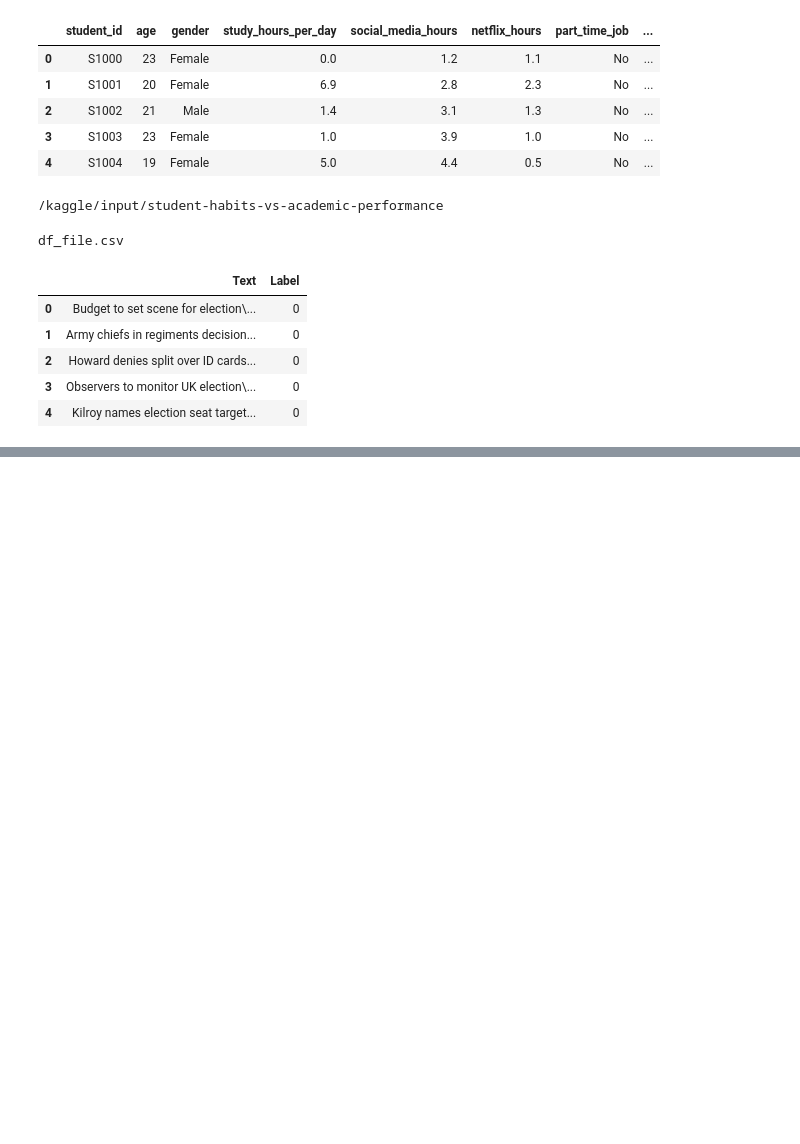
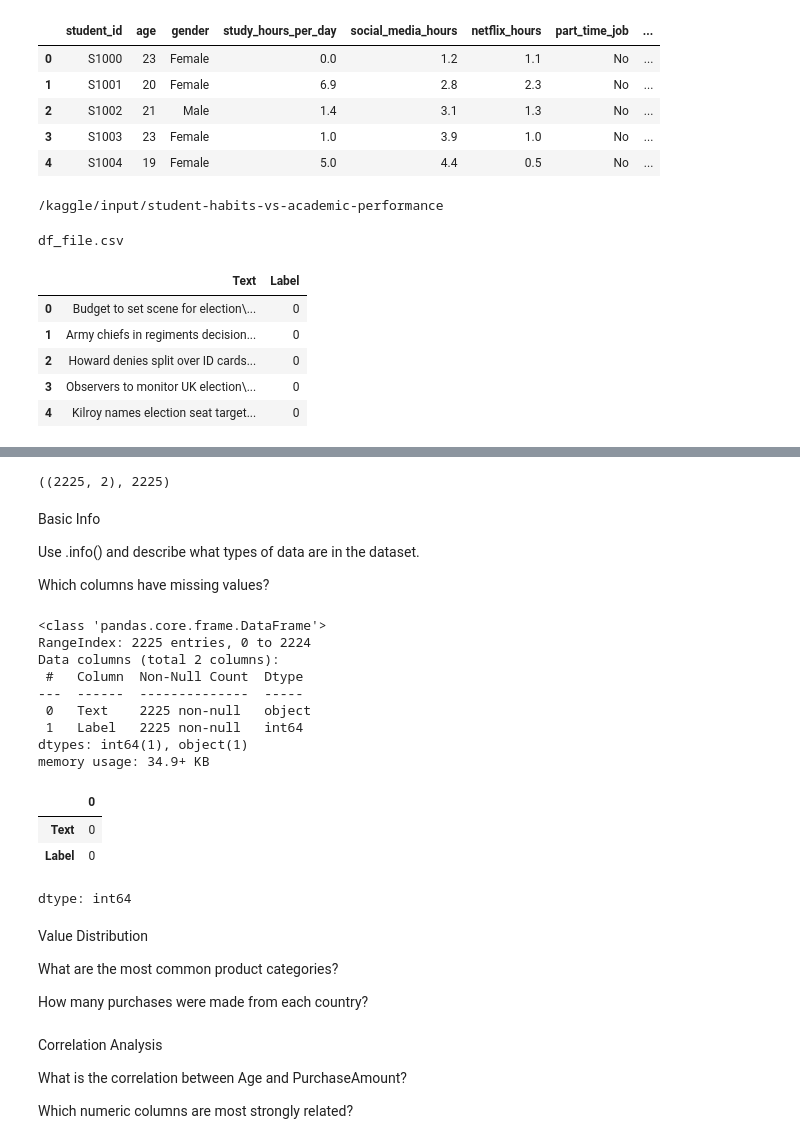
Before and after one commit to muvandii1/Python-For-Data-Science, a Jupyter notebook: lesson_1.ipynb, the cells around one changed output, grey strips where cells are left out. Cells and saved outputs as stored; diff of their text form; code cells hidden in the pictures; blank space fills up the shorter version.

Commit message:
add text 1

```diff
--- a/lesson_1.ipynb
+++ b/lesson_1.ipynb
@@ -71,0 +84,42 @@ text_file.head()
+# %%
+shape = text_file.shape
+no_of_columns = shape[0]
+shape, no_of_columns
+# %% [output]
+((2225, 2), 2225)
+# %% [markdown]
+Basic Info
+
+Use .info() and describe what types of data are in the dataset.
+
+Which columns have missing values?
+# %%
+text_file.info()
+print(text_file.isnull().sum())
+# %% [output]
+<class 'pandas.core.frame.DataFrame'>
+RangeIndex: 2225 entries, 0 to 2224
+Data columns (total 2 columns):
+ #   Column  Non-Null Count  Dtype
+---  ------  --------------  -----
+ 0   Text    2225 non-null   object
+ 1   Label   2225 non-null   int64
+dtypes: int64(1), object(1)
+memory usage: 34.9+ KB
+|  | 0 |
+| Text | 0 |
+| Label | 0 |
+dtype: int64
+# %% [markdown]
+Value Distribution
+
+What are the most common product categories?
+
+How many purchases were made from each country?
+# %% [markdown]
+
+Correlation Analysis
+
+What is the correlation between Age and PurchaseAmount?
+
+Which numeric columns are most strongly related?
```
Also changed, not shown: parts of 1 cell of this notebook.
